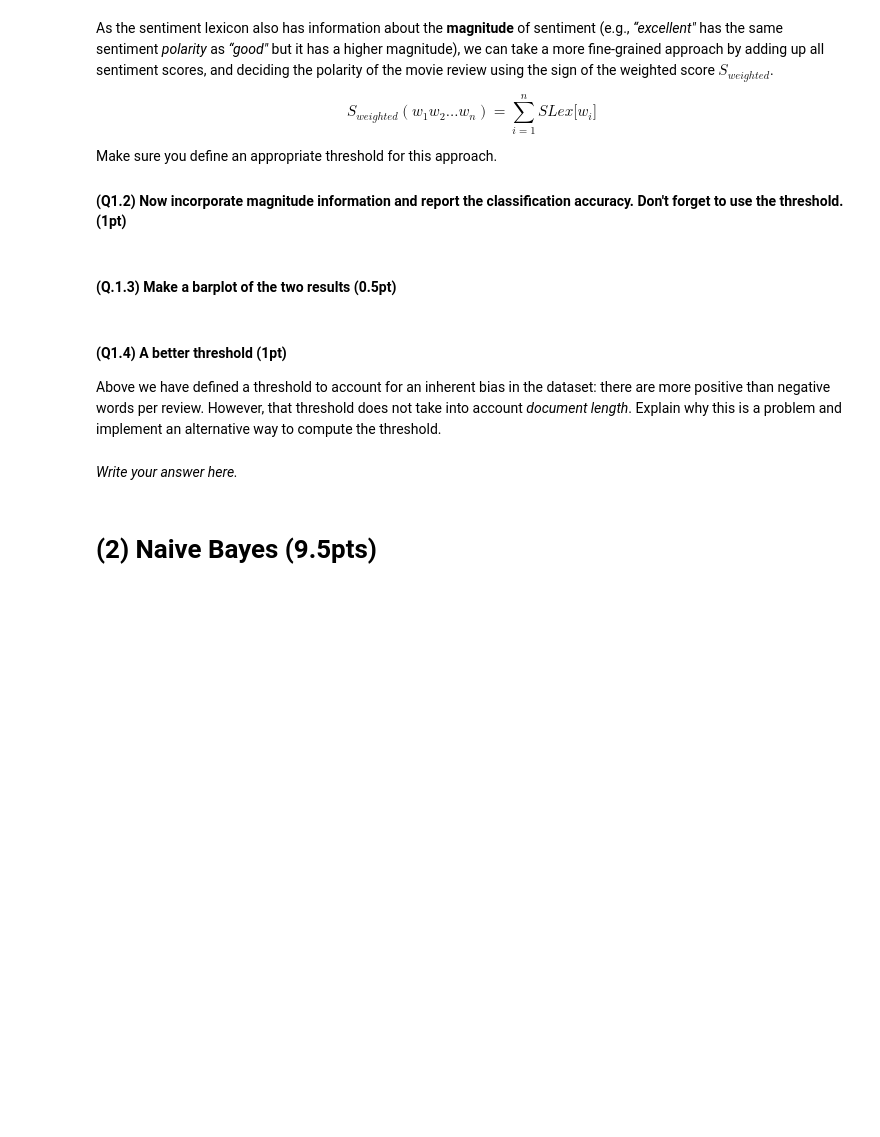
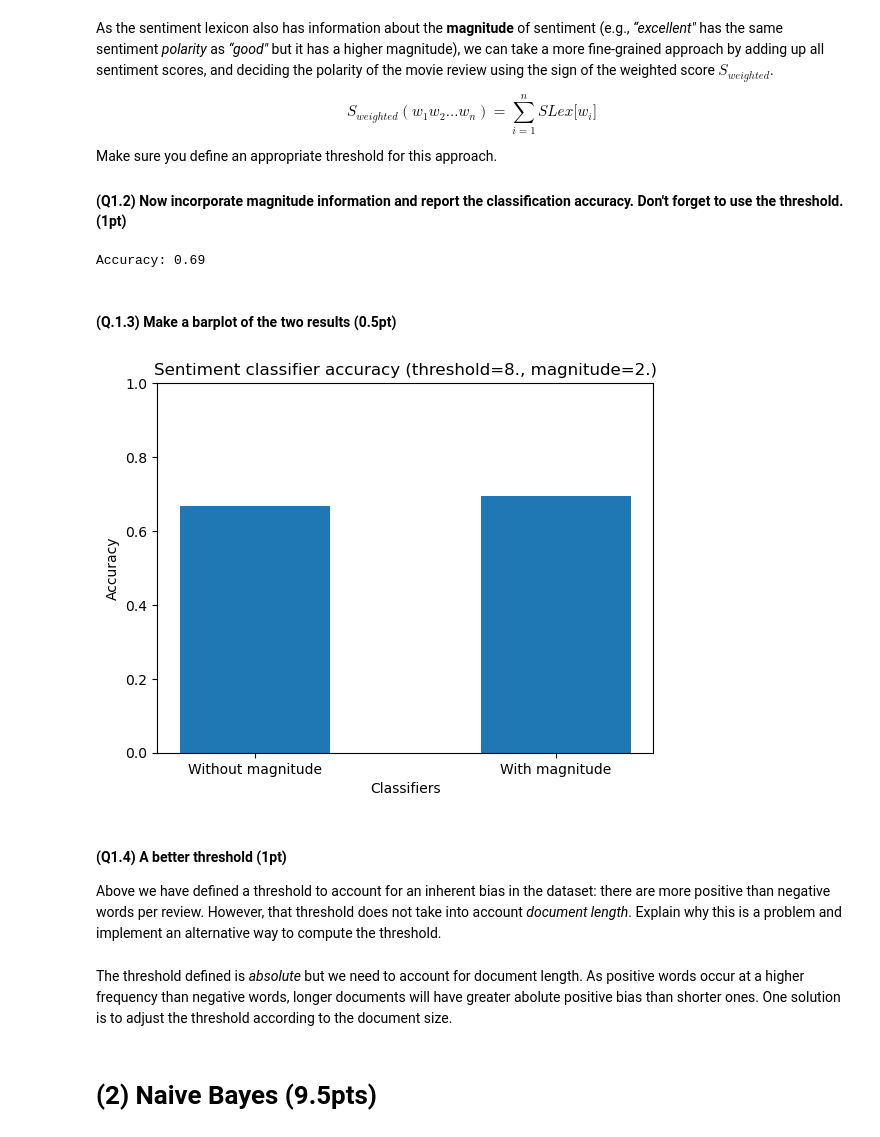
Before and after one commit to abhinav-neil/reviews-sentiment-lexicon-nb-svm, a Jupyter notebook: NLP1_2022_Practical_1_(student_version).ipynb, the cells around one changed output. Cells and saved outputs as stored; diff of their text form; code cells hidden in the pictures; blank space fills up the shorter version.

```diff
--- a/NLP1_2022_Practical_1_(student_version).ipynb
+++ b/NLP1_2022_Practical_1_(student_version).ipynb
@@ -176,6 +274,28 @@ $$
+# %%
+with open("reviews.json", mode="r", encoding="utf-8") as f:
+  reviews = json.load(f)
+sent_labels = []
+for review in reviews:
+    sent_labels.append(review['sentiment']) # get the sentiment labels
+
+def pred_sentiment(reviews, sent_lexicon, magnitude_multiplier=1., threshold=8.0):
+    '''
+        Predict the sentiment of a list of reviews using the sentiment lexicon.
+        Inputs:
+            reviews - a list of reviews, where a review is a list of sentences, where a sentence is a list of (token, pos_tag) pairs
+            sent_lexicon - a dictionary mapping tokens to sentiment scores
+        Output:
+            pred_sent - a list of predicted sentiment labels
+    '''
+    sent_preds = []
+    for review in reviews:
+        sent_preds.append(sentiment_classifier(review['content'], sent_lexicon, magnitude_multiplier, threshold))
+    return sent_preds
+# accuracy = (np.array(sent_labels) == np.array(sent_preds)).mean()
+# print("Accuracy of binary sentiment classifer (no magnitude):", accuracy)
 # %%
 # token_results should be a list of binary indicators; for example [1, 0, 1, ...]
 # where 1 indicates a correct classification and 0 an incorrect classification.
-token_results = # ..
-token_accuracy = # ..
+token_results = pred_sentiment(reviews, sent_lexicon, magnitude_multiplier=1., threshold=8.0)
+token_accuracy = (np.array(sent_labels) == np.array(token_results)).mean()
 print("Accuracy: %0.2f" % token_accuracy)
@@ -200,2 +316,8 @@ print("Accuracy: %0.2f" % magnitude_accuracy)
+# %%
+magnitude_results = pred_sentiment(reviews, sent_lexicon, magnitude_multiplier=2., threshold=8.0) # use magnitude multiplier of 2
+magnitude_accuracy = (np.array(sent_labels) == np.array(magnitude_results)).mean()
+print("Accuracy: %0.2f" % magnitude_accuracy)
+# %% [output]
+Accuracy: 0.69
 # %% [markdown]
 #### (Q.1.3) Make a barplot of the two results (0.5pt)
@@ -204,6 +324,15 @@ print("Accuracy: %0.2f" % magnitude_accuracy)
+# %%
+plt.figure()
+plt.bar(['Without magnitude', 'With magnitude'], [token_accuracy, magnitude_accuracy],
+        width=0.5)
+plt.xlabel('Classifiers')
+plt.ylabel('Accuracy')
+plt.title('Sentiment classifier accuracy (threshold=8., magnitude=2.)')
+plt.ylim(ymax = 1, ymin = 0)
+plt.show()
+# %% [output]
+[figure, added]
 # %% [markdown]
 #### (Q1.4) A better threshold (1pt)
 Above we have defined a threshold to account for an inherent bias in the dataset: there are more positive than negative words per review.
 However, that threshold does not take into account *document length*. Explain why this is a problem and implement an alternative way to compute the threshold.
-# %% [markdown]
-*Write your answer here.*
@@ -211,0 +339,2 @@ However, that threshold does not take into account *document length*. Explain wh
+# %% [markdown]
+The threshold defined is *absolute* but we need to account for document length. As positive words occur at a higher frequency than negative words, longer documents will have greater abolute positive bias than shorter ones. One solution is to adjust the threshold according to the document size.
```
Also changed, not shown: parts of 15 cells of this notebook.
